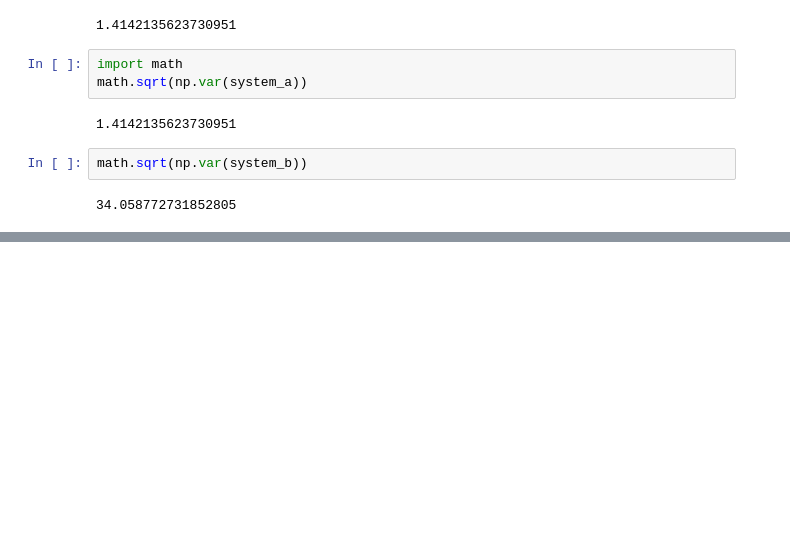
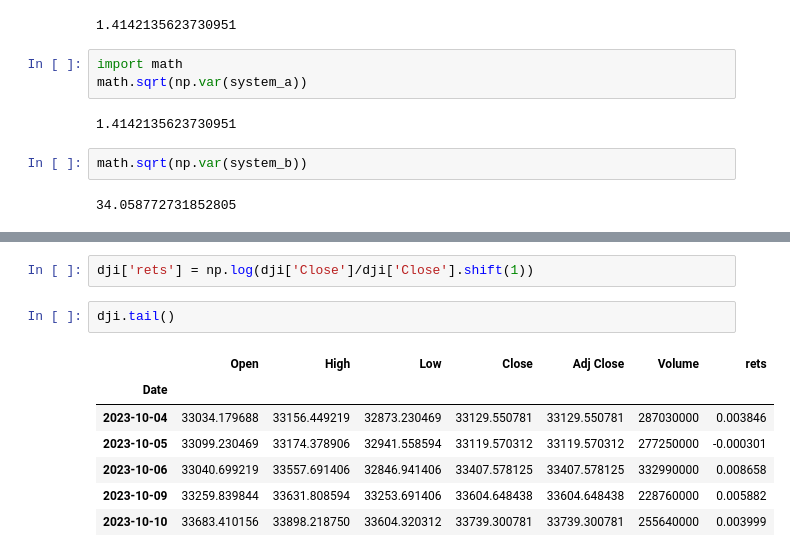
Before and after one commit to astrrr/quant-lab, a Jupyter notebook: lab_py_fin_variance.ipynb, the cells around one changed output, grey strips where cells are left out. Drawn from its saved outputs; the diff is of its cells as text; blank space fills up the shorter version.

```diff
--- a/lab_py_fin_variance.ipynb
+++ b/lab_py_fin_variance.ipynb
@@ -118,0 +135,12 @@ math.sqrt(np.var(system_b))
+# %%
+dji['rets'] = np.log(dji['Close']/dji['Close'].shift(1))
+# %%
+dji.tail()
+# %% [output]
+|  | Open | High | Low | Close | Adj Close | Volume | rets |
+| Date |  |  |  |  |  |  |  |
+| 2023-10-04 | 33034.179688 | 33156.449219 | 32873.230469 | 33129.550781 | 33129.550781 | 287030000 | 0.003846 |
+| 2023-10-05 | 33099.230469 | 33174.378906 | 32941.558594 | 33119.570312 | 33119.570312 | 277250000 | -0.000301 |
+| 2023-10-06 | 33040.699219 | 33557.691406 | 32846.941406 | 33407.578125 | 33407.578125 | 332990000 | 0.008658 |
+| 2023-10-09 | 33259.839844 | 33631.808594 | 33253.691406 | 33604.648438 | 33604.648438 | 228760000 | 0.005882 |
+| 2023-10-10 | 33683.410156 | 33898.218750 | 33604.320312 | 33739.300781 | 33739.300781 | 255640000 | 0.003999 |
```
Also changed, not shown: parts of 9 cells of this notebook.
